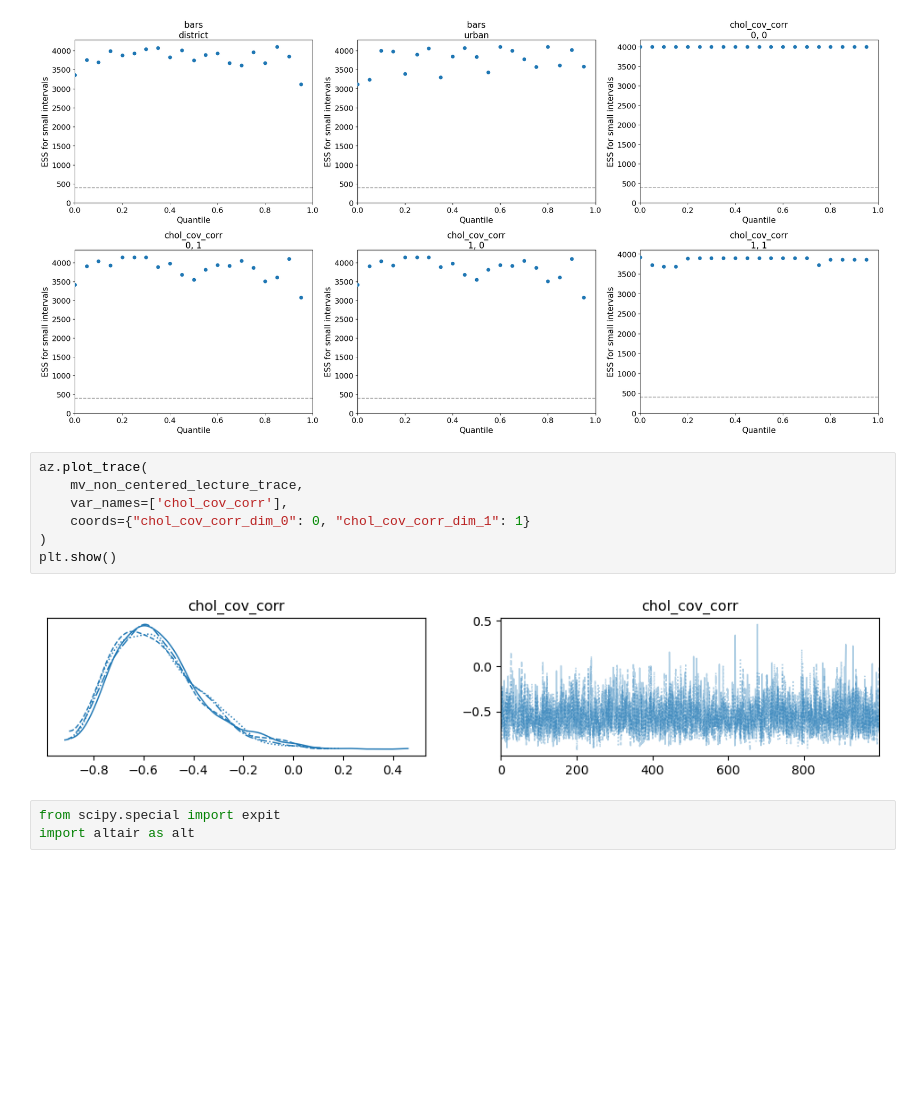
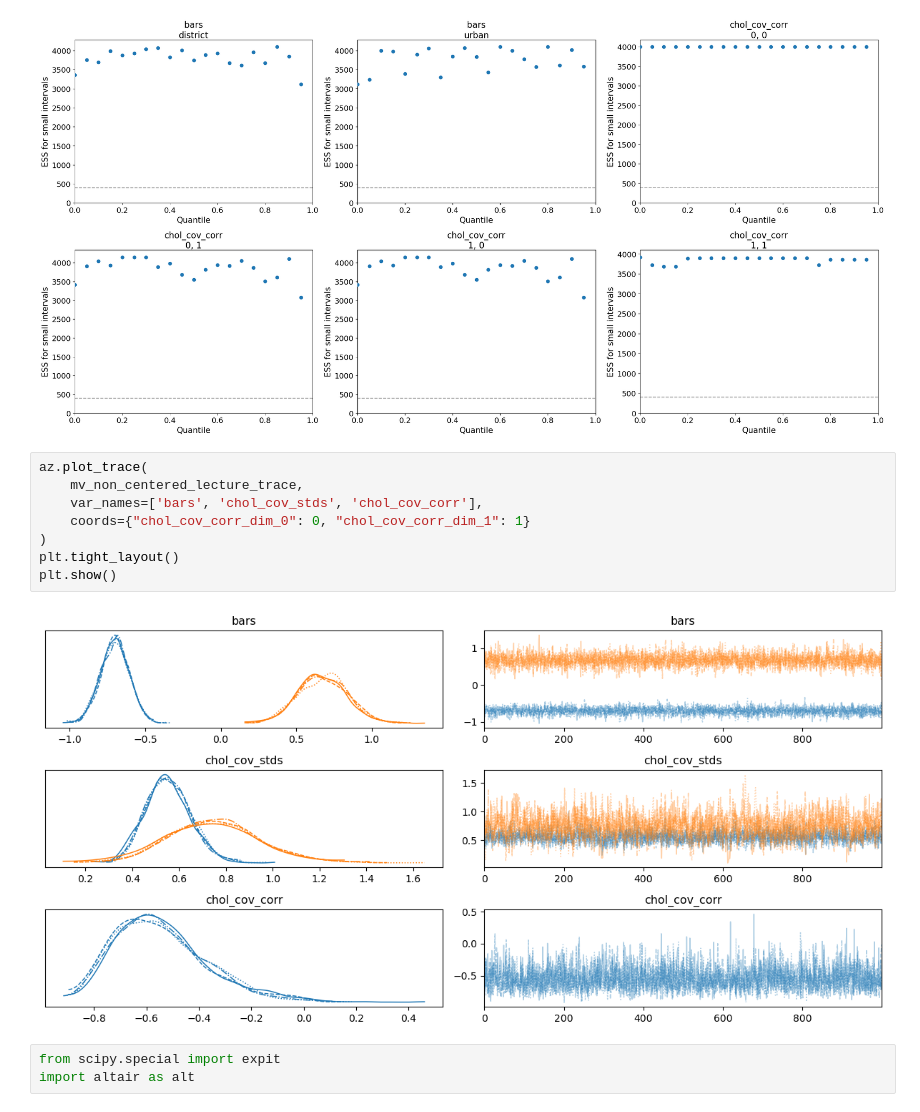
Before and after one commit to kamicollo/stat_rethinking_2023, a Jupyter notebook: homework/my_solutions/week7-pymc/lecture-replica.ipynb, the cells around one changed output. Cells and saved outputs as stored; diff of their text form; blank space fills up the shorter version.

```diff
--- a/homework/my_solutions/week7-pymc/lecture-replica.ipynb
+++ b/homework/my_solutions/week7-pymc/lecture-replica.ipynb
@@ -219,12 +215,13 @@ plt.show()
 # %%
 az.plot_trace(
     mv_non_centered_lecture_trace,
-    var_names=['chol_cov_corr'],
+    var_names=['bars', 'chol_cov_stds', 'chol_cov_corr'],
     coords={"chol_cov_corr_dim_0": 0, "chol_cov_corr_dim_1": 1}
 )
+plt.tight_layout()
 plt.show()
 # %% [output]
-[figure, old version]
+[figure, new version]
 # %%
 from scipy.special import expit
 import altair as alt
```
Also changed, not shown: parts of 1 cell of this notebook, 2 other files.
